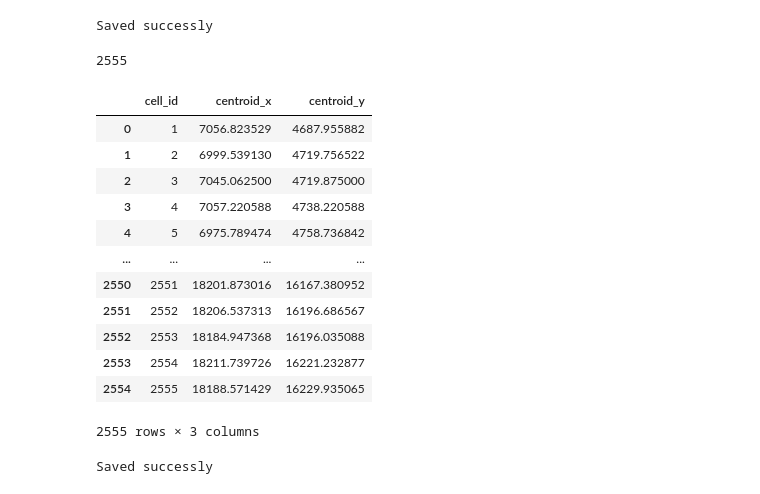
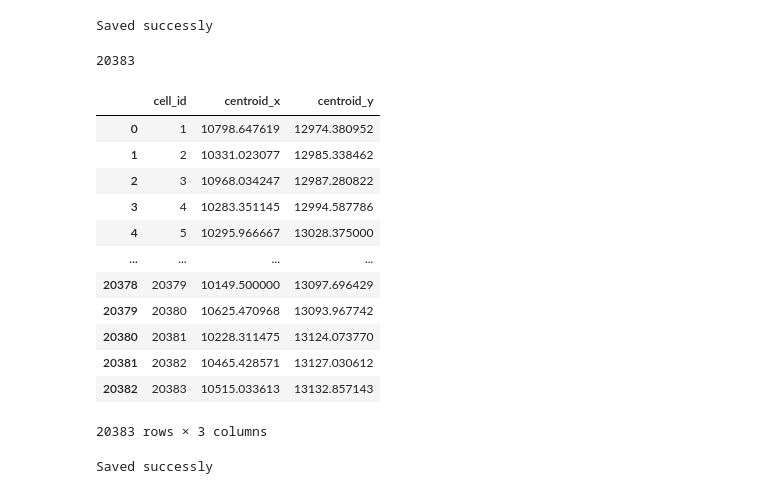
Before and after one commit to xiwang3236/SpatialOmics_cellpose, a Jupyter notebook: resegmentation_pipeline.ipynb, the cells around one changed output. Drawn from its saved outputs; the diff is of its cells as text; code cells hidden in the pictures.

```diff
--- a/resegmentation_pipeline.ipynb
+++ b/resegmentation_pipeline.ipynb
@@ -38,0 +99,6 @@ crop_size = 600/pixelsize
+# %%
+# Get all sections data
+all_sections = get_all_sections(ROI_filepath)
+
+# Plot all sections
+plot_all_sections(all_sections)
@@ -143,0 +248,15 @@ Cropped image saved to D:\Alexis\Projects\SpatialOmics_cellpose\results/cropped_
+# %%
+
+# Load the images first (outside the loop for efficiency)
+img0 = tifffile.imread(fullres_chanel_0, is_ome=False, level=0)
+img1 = tifffile.imread(fullres_chanel_1, is_ome=False, level=0)
+img3 = tifffile.imread(fullres_chanel_3, is_ome=False, level=0)
+
+# # Then in your loop:
+# for i, square in enumerate(overlapping_squares):
+#     print(f"Processing square {i + 1}:", square)
+
+#     # Crop the loaded images (not the file paths)
+#     cropped_image_sub0 = crop_region(img0, square)  # Use img0, not fullres_chanel_0
+#     cropped_image_sub1 = crop_region(img1, square)  # Use img1, not fullres_chanel_1
+#     cropped_image_sub3 = crop_region(img3, square)  # Use img1, not fullres_chanel_1
@@ -210,12 +523,12 @@ ROI_filepath = f"{base_path}\{sample_name}_coords.csv"
 # %%
-input_dir = f"{ddir}/segmenatation/{sample_name}"
+# input_dir = f"{ddir}/segmenatation/{sample_name}"
 
-# 1. Load and offset centroids
-centroids_dict = load_and_offset_centroids(input_dir, overlapping_squares)
+# # 1. Load and offset centroids
+# centroids_dict = load_and_offset_centroids(input_dir, overlapping_squares)
 
-# 2. Map centroids and get cell mapping
-mapped_df, outside_df, cell_mapping = map_centroids_to_nonoverlapping(centroids_dict, non_overlapping_squares)
+# # 2. Map centroids and get cell mapping
+# mapped_df, outside_df, cell_mapping = map_centroids_to_nonoverlapping(centroids_dict, non_overlapping_squares)
 
-# 3. Load and map outlines
-filtered_outlines_list, outline_info = map_and_filter_outlines(input_dir, overlapping_squares, cell_mapping)
+# # 3. Load and map outlines
+# filtered_outlines_list, outline_info = map_and_filter_outlines(input_dir, overlapping_squares, cell_mapping)
 # %% [output]
@@ -303,7 +683,7 @@ Processing square 13: POLYGON ((21192.235294117647 14336, 21192.235294117647 173
 # %%
  # reuse previous function
 # %%
-df_outlines_list = boundaries_to_table(outlines_list)
+df_outlines_list = boundaries_to_table(filtered_outlines_list)
 
 import pandas as pd
 
@@ -379,30 +762,30 @@ print("Saved successly" )
 # %% [output]
 Saved successly
 # %%
-unique_cell_count = reduced_outlines_list['cell_id'].nunique()
+unique_cell_count = df_outlines_list['cell_id'].nunique()
 # unique_cell_count = boundary_df['cell_id'].nunique()
 
 unique_cell_count
 # %% [output]
-2555
+20383
 # %%
 # Calculate centroids for each cell
-centroids_df = calculate_centroids(reduced_outlines_list)
+centroids_df = calculate_centroids(df_outlines_list)
 centroids_df
 # %% [output]
 |  | cell_id | centroid_x | centroid_y |
-| 0 | 1 | 7056.823529 | 4687.955882 |
-| 1 | 2 | 6999.539130 | 4719.756522 |
-| 2 | 3 | 7045.062500 | 4719.875000 |
-| 3 | 4 | 7057.220588 | 4738.220588 |
-| 4 | 5 | 6975.789474 | 4758.736842 |
+| 0 | 1 | 10798.647619 | 12974.380952 |
+| 1 | 2 | 10331.023077 | 12985.338462 |
+| 2 | 3 | 10968.034247 | 12987.280822 |
+| 3 | 4 | 10283.351145 | 12994.587786 |
+| 4 | 5 | 10295.966667 | 13028.375000 |
 | ... | ... | ... | ... |
-| 2550 | 2551 | 18201.873016 | 16167.380952 |
-| 2551 | 2552 | 18206.537313 | 16196.686567 |
-| 2552 | 2553 | 18184.947368 | 16196.035088 |
-| 2553 | 2554 | 18211.739726 | 16221.232877 |
-| 2554 | 2555 | 18188.571429 | 16229.935065 |
+| 20378 | 20379 | 10149.500000 | 13097.696429 |
+| 20379 | 20380 | 10625.470968 | 13093.967742 |
+| 20380 | 20381 | 10228.311475 | 13124.073770 |
+| 20381 | 20382 | 10465.428571 | 13127.030612 |
+| 20382 | 20383 | 10515.033613 | 13132.857143 |
-2555 rows × 3 columns
+20383 rows × 3 columns
 # %%
 centroids_df_scaled = centroids_df.copy()
 rescale_factor = 0.2125
```
Also changed, not shown: parts of 47 cells of this notebook, 4 other files.
